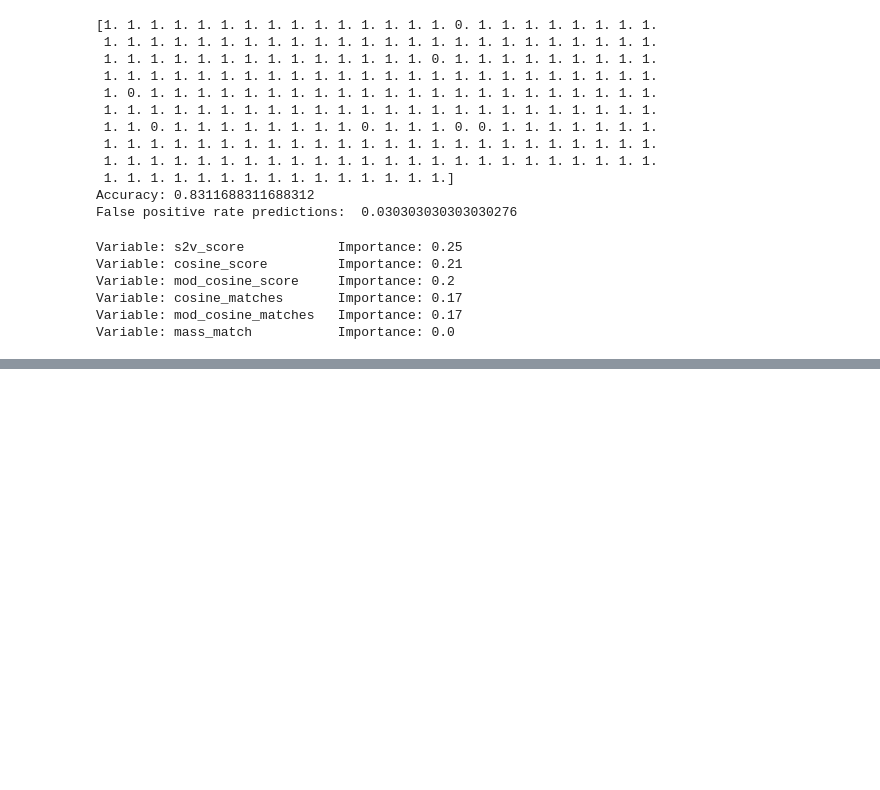
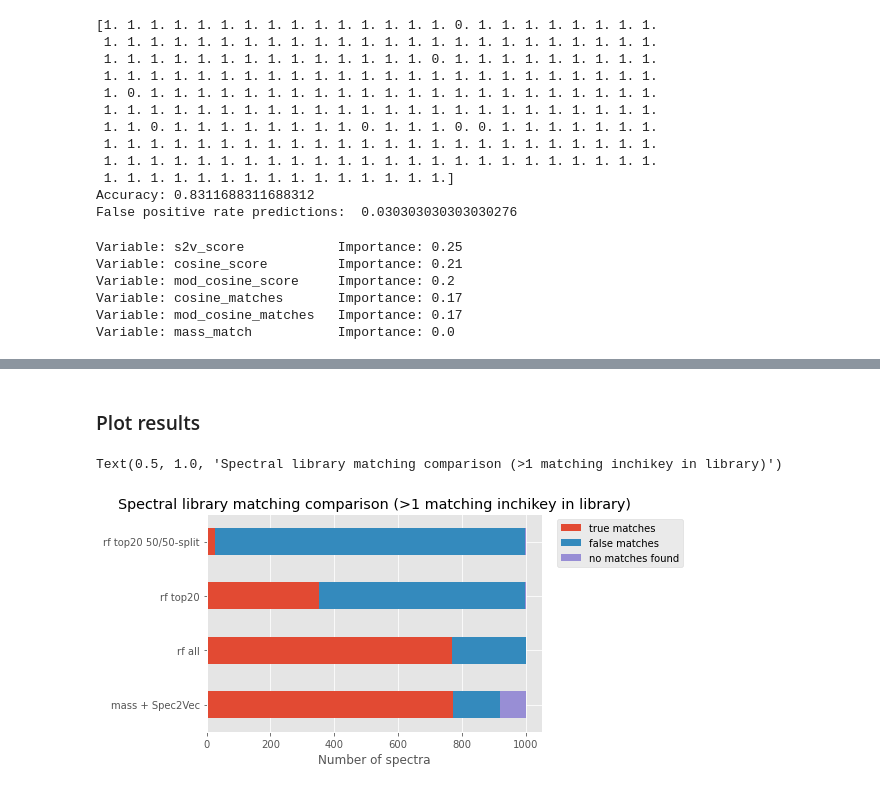
Before and after one commit to louwenjjr/improve_library_matching, a Jupyter notebook: library-matching-improvement.ipynb, the cells around one changed output, grey strips where cells are left out. Saved outputs shown, nothing was run; the diff lists cells and outputs as text; code cells hidden in the pictures; blank space fills up the shorter version.

Commit message:
plot results of rf

```diff
--- a/library-matching-improvement.ipynb
+++ b/library-matching-improvement.ipynb
@@ -687,0 +749,2 @@ def do_random_forest(feature_df, label_name, verbose = True):
+# %%
+all_result = do_random_forest(all_matches_s2v_labels, 'label', verbose = True, num_est = 200)
@@ -687,0 +799,2 @@ def do_random_forest(feature_df, label_name, verbose = True):
+# %%
+results_top20 = do_random_forest(top20_found_matches_s2v_labels, 'label', verbose = True, num_est = 500)
@@ -688,10 +890,9 @@ def do_random_forest(feature_df, label_name, verbose = True):
 # %%
 #make ratio false to true positives 50/50
-false_p = best_matches_labeled_s2v[best_matches_labeled_s2v['label']==0]
-num_false_p = len(false_p)
+true_p = top20_found_matches_s2v_labels[top20_found_matches_s2v_labels['label']==1]
+num_true_p = true_p.shape[0]
 np.random.seed(42) # to make it reproducible
-chosen_true_p_inds = np.random.choice(best_matches_labeled_s2v[best_matches_labeled_s2v['label']==1].index.values, num_false_p)
-best_matches_s2v_5050 = false_p.append(best_matches_labeled_s2v.loc[chosen_true_p_inds])
-best_matches_s2v_5050.shape
-do_random_forest(best_matches_s2v_5050, 'label')
+chosen_false_p_names = np.random.choice(range(top20_found_matches_s2v_labels[top20_found_matches_s2v_labels['label']==0].shape[0]), num_true_p)
+top20_found_matches_s2v_labels_5050 = true_p.append(top20_found_matches_s2v_labels[top20_found_matches_s2v_labels['label']==0].iloc[chosen_false_p_names])
+top20_found_matches_s2v_labels_5050.shape
 # %% [output]
@@ -714,0 +900,2 @@ Variable: mass_match           Importance: 0.0
+# %%
+results_top20_5050 = do_random_forest(top20_found_matches_s2v_labels_5050, 'label', verbose = True, num_est = 500)
@@ -714,0 +971,2 @@ Variable: mass_match           Importance: 0.0
+# %% [markdown]
+### Plot results
@@ -714,0 +1034,26 @@ Variable: mass_match           Importance: 0.0
+# %%
+plt.style.use('ggplot')
+
+ylabels = ['mass + Spec2Vec',
+          'rf all',
+          'rf top20',
+          'rf top20 50/50-split']
+xlabels = ['true matches', 'false matches', 'no matches found']
+          #'mass + mod.cosine \n + as backup: Spec2Vec + mod.cosine']
+data = np.array([[np.sum(test_m_s2v_arr == 1), np.sum(test_m_s2v_arr == 0), np.sum(test_m_s2v_arr == -1)],
+                [np.sum(test_m_rf_all_arr == 1), np.sum(test_m_rf_all_arr == 0), np.sum(test_m_rf_all_arr == -1)],
+               [np.sum(test_m_rf_top20_arr == 1), np.sum(test_m_rf_top20_arr == 0), np.sum(test_m_rf_top20_arr == -1)],
+               [np.sum(test_m_rf_top20_5050_arr == 1), np.sum(test_m_rf_top20_5050_arr == 0), np.sum(test_m_rf_top20_5050_arr == -1)]])
+
+dataframe = pd.DataFrame(data, columns=xlabels, index=ylabels)
+
+ax = dataframe.sort_values(by=['false matches'], ascending=True).plot.barh(stacked=True, edgecolor='none')
+
+horiz_offset = 1.03
+vert_offset = 1.
+ax.legend(bbox_to_anchor=(horiz_offset, vert_offset))
+plt.xlabel('Number of spectra')
+plt.title('Spectral library matching comparison (>1 matching inchikey in library)')
+# %% [output]
+Text(0.5, 1.0, 'Spectral library matching comparison (>1 matching inchikey in library)')
+[figure, added]
```
Also changed, not shown: parts of 20 cells of this notebook.
